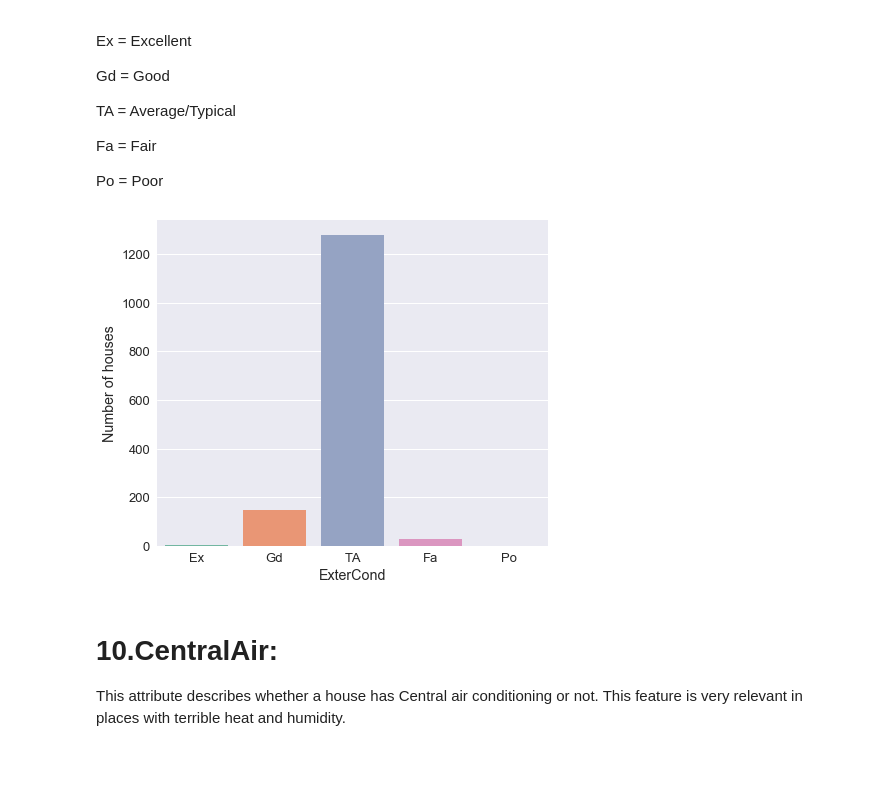
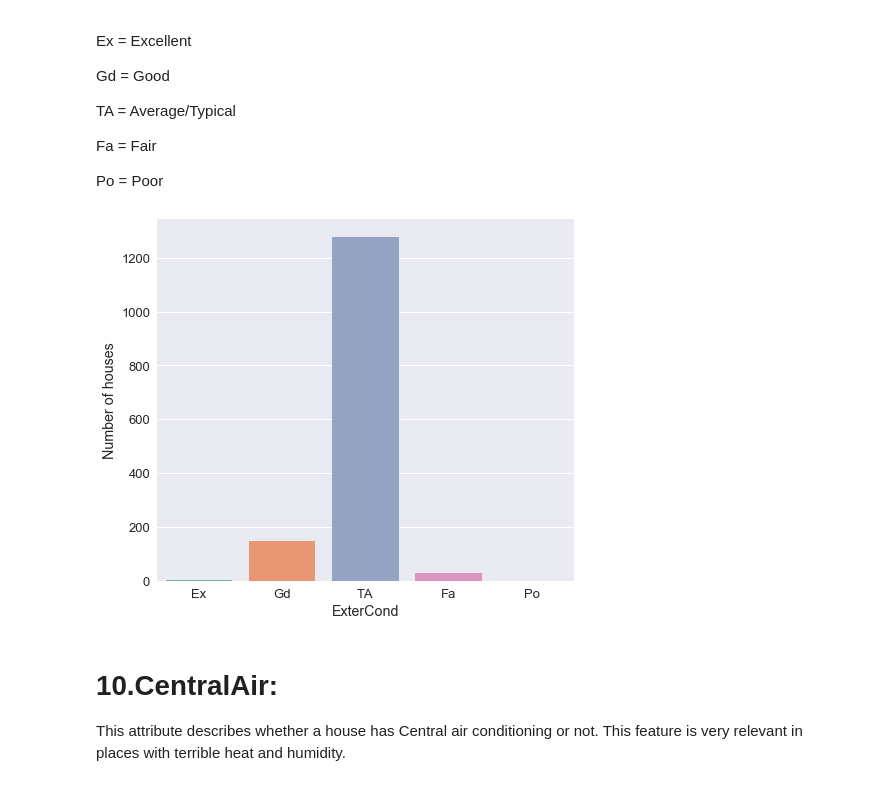
Before and after one commit to Salma-Bouzid/Data-Analytics, a Jupyter notebook: House Price EDA.ipynb, the cells around one changed output. Saved outputs shown, nothing was run; the diff lists cells and outputs as text; code cells hidden in the pictures.

```diff
--- a/House Price EDA.ipynb
+++ b/House Price EDA.ipynb
@@ -319,11 +319,12 @@ Po = Poor
 # %%
 sns.set(font_scale = 1.3)
 labels = ["Ex","Gd","TA","Fa","Po"]
 ax = plt.subplots(figsize=(7, 6))
 ax = sns.countplot(x="ExterCond", data=train , palette ="Set2", order = labels)
 _ = ax.set_ylabel("Number of houses")
+plt.tight_layout()
 # %% [output]
-[figure, old version]
+[figure, new version]
 # %% [markdown]
 
 # 10.CentralAir:
```
Also changed, not shown: parts of 1 cell of this notebook.
